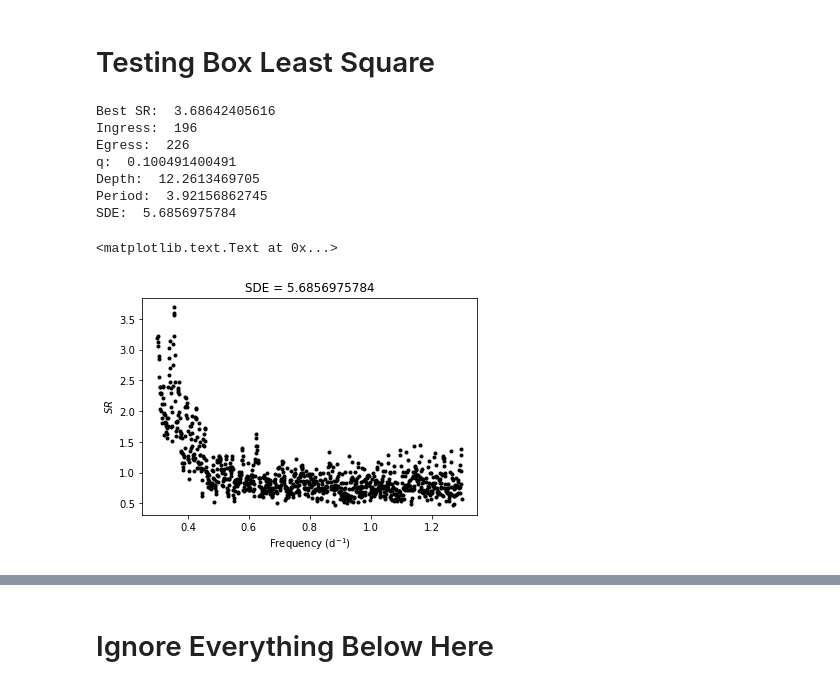
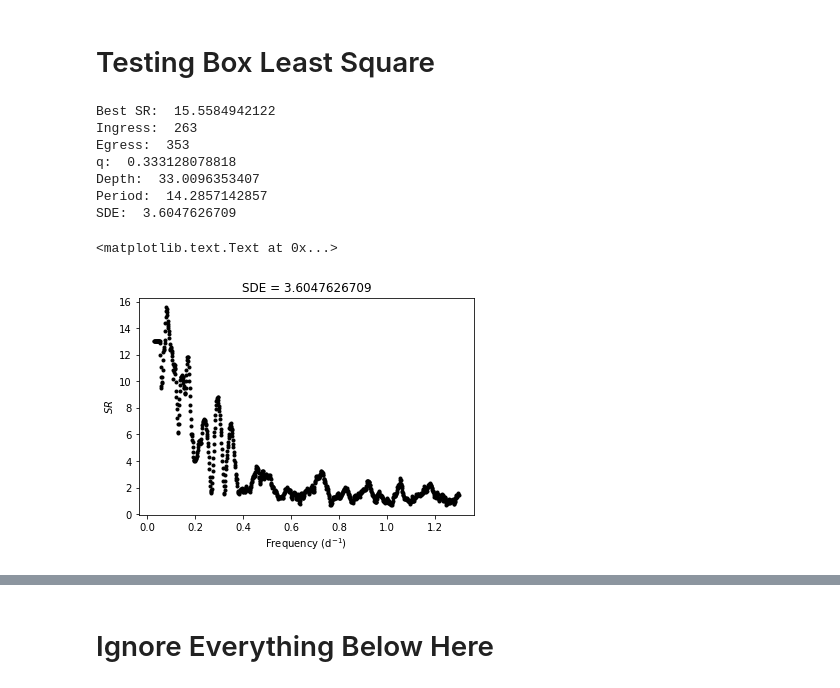
Before and after one commit to ruben-santana/Astro-Research, a Jupyter notebook: KOI/KOI -265/KOI-265.ipynb, the cells around one changed output, grey strips where cells are left out. Saved outputs shown, nothing was run; the diff lists cells and outputs as text; code cells hidden in the pictures.

```diff
--- a/KOI/KOI -265/KOI-265.ipynb
+++ b/KOI/KOI -265/KOI-265.ipynb
@@ -330,11 +299,14 @@ Initial Periodogram
 #3rd argument: minimum period
 #4th argument: max period
 #5th argument: time between data points
-min_period = .2
-max_period = 80
-nyquist = .2
+min_period = .1
+max_period = max(t) - min(t)-2
+# max_period = 4
+nyquist = .02 #30min flux samples
+
 
 period1 = periodogram(t_no_nan,f_no_nan,min_period,max_period,nyquist)
+print 'Half the found period.', period1/2.
 # %% [output]
 [interactive output not drawn]
 Finding optimal frequency:
@@ -352,9 +325,10 @@ period = 5.45301149922
 #2nd argument - number of pixels for median smoothing
 #3rd argument - maximum pixel delta, anything lower will be smoothed, preserves troughs
 #4th argument - maximum flux, anything higher will be smoothed
-npixel = 15
-maxdelta = 120
-maxflux = 2.2775e5
+npixel = 31
+maxdelta = 50
+#needs to be chaged for each quarter
+maxflux = 2.2611e5
 smooth_flux = median_smooth(f,npixel,maxdelta,maxflux)
 # %% [markdown]
 Median Smoothing of Data
@@ -412,11 +385,12 @@ Finding Period
 #3rd argument: minimum period
 #4th argument: max period
 #5th argument: time between data points
-min_period = .2
-max_period = 3
+# min_period = .2
+# max_period = max(t) - min(t)
 nyquist = .2
 
-period1 = periodogram(t_no_nan,f_no_nan_smooth,min_period,max_period,nyquist)
+period2 = periodogram(t_no_nan,f_no_nan_smooth,min_period,max_period,nyquist)
+print 'Half the found period.', period2/2.
 # %% [output]
 [interactive output not drawn]
 Finding optimal frequency:
@@ -572,9 +546,9 @@ def bls(t, x, qmi, qma, fmin, df, nf, nb):
 # nb is the number of bins to use in the folded light curve,
 # nf is the number of frequency bins to test,
 
-qmi = 0.01
-qma = 0.1
-fmin = 0.2
+qmi = 0.1
+qma = 0.3
+fmin = round(1./max_period,2) #freq = 1/period
 df = 0.001
 nf = 1000
 nb = 300
@@ -584,19 +558,21 @@ res = bls(t, f, qmi, qma, fmin, df, nf, nb)
 print "Best SR: ", res[0], "\nIngress: ", res[1], "\nEgress: ", res[2], "\nq: ", res[3], \
 "\nDepth: ", res[4], "\nPeriod: ", res[5], "\nSDE: ", res[6]
 # %% [output]
-Best SR:  3.68642405616
-Ingress:  196
-Egress:  226
-q:  0.100491400491
-Depth:  12.2613469705
-Period:  3.92156862745
-SDE:  5.6856975784
+Best SR:  15.5584942122
+Ingress:  263
+Egress:  353
+q:  0.333128078818
+Depth:  33.0096353407
+Period:  14.2857142857
+SDE:  3.6047626709
 # %%
-freq = np.arange(0.3, 1.3, 0.001)
+fmin = round(1./max_period,2) #freq = 1/period
+steps = (fmax - fmin)/nf
+freq = np.arange(fmin, fmax,steps)
 plt.plot(freq, res[7], 'k.')
 plt.title("SDE = {0}".format(res[6]))
 plt.xlabel(r"Frequency (d$^{-1}$)")
 plt.ylabel(r"$SR$")
 # %% [output]
 <matplotlib.text.Text at 0x...>
-[figure, old version]
+[figure, new version]
```
Also changed, not shown: parts of 29 cells of this notebook, 1 other file.
